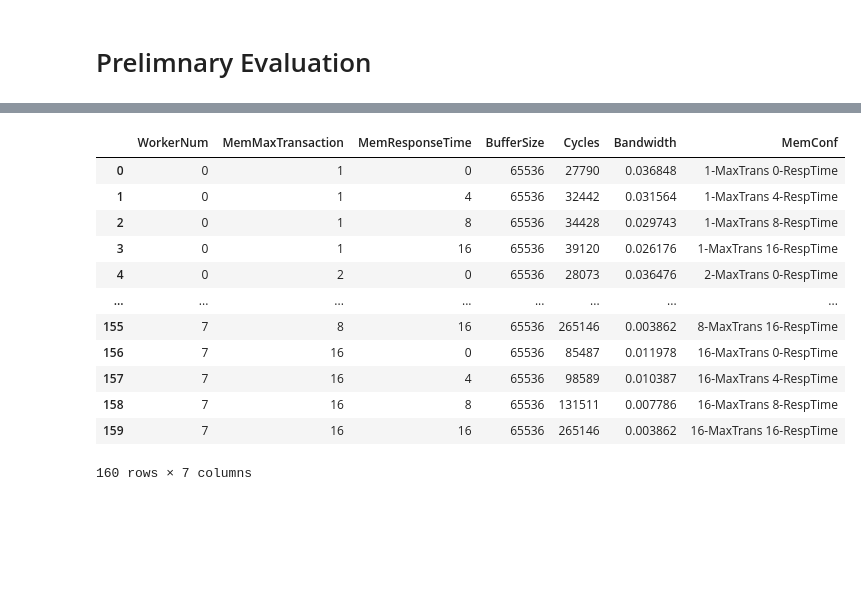
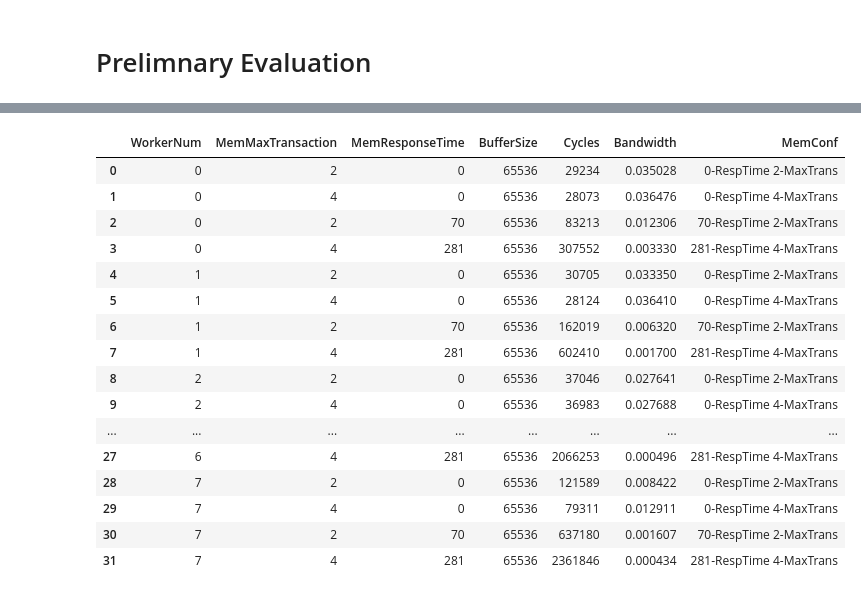
Before and after one commit to denishoornaert/NaxRiscv, a Jupyter notebook: _evaluation/evaluation.ipynb, the cells around one changed output, grey strips where cells are left out. Saved outputs shown, nothing was run; the diff lists cells and outputs as text; code cells hidden in the pictures; blank space fills up the shorter version.

```diff
--- a/_evaluation/evaluation.ipynb
+++ b/_evaluation/evaluation.ipynb
@@ -84,27 +99,31 @@ print("Result saved to " + path_results + f"/benchmark_results_2.csv")
 # %%
 # --- Load benchmark data ---
 import pandas as pd
 import matplotlib.pyplot as plt
 
 
 
-data = pd.read_csv(path_results + f"/benchmark_results.csv")
+data = pd.read_csv(path_results + f"/benchmark_results_2.csv")
 data["Bandwidth"] = data["BufferSize"] / data["Cycles"] / 64 # Only every 64th byte in the buffer is read
-data["MemConf"] = data["MemMaxTransaction"].astype(str) + "-MaxTrans " +  data["MemResponseTime"].astype(str) + "-RespTime"
+data["MemConf"] = data["MemResponseTime"].astype(str) + "-RespTime " + data["MemMaxTransaction"].astype(str) + "-MaxTrans"
 data
 # %% [output]
 |  | WorkerNum | MemMaxTransaction | MemResponseTime | BufferSize | Cycles | Bandwidth | MemConf |
-| 0 | 0 | 1 | 0 | 65536 | 27790 | 0.036848 | 1-MaxTrans 0-RespTime |
-| 1 | 0 | 1 | 4 | 65536 | 32442 | 0.031564 | 1-MaxTrans 4-RespTime |
-| 2 | 0 | 1 | 8 | 65536 | 34428 | 0.029743 | 1-MaxTrans 8-RespTime |
-| 3 | 0 | 1 | 16 | 65536 | 39120 | 0.026176 | 1-MaxTrans 16-RespTime |
-| 4 | 0 | 2 | 0 | 65536 | 28073 | 0.036476 | 2-MaxTrans 0-RespTime |
+| 0 | 0 | 2 | 0 | 65536 | 29234 | 0.035028 | 0-RespTime 2-MaxTrans |
+| 1 | 0 | 4 | 0 | 65536 | 28073 | 0.036476 | 0-RespTime 4-MaxTrans |
+| 2 | 0 | 2 | 70 | 65536 | 83213 | 0.012306 | 70-RespTime 2-MaxTrans |
+| 3 | 0 | 4 | 281 | 65536 | 307552 | 0.003330 | 281-RespTime 4-MaxTrans |
+| 4 | 1 | 2 | 0 | 65536 | 30705 | 0.033350 | 0-RespTime 2-MaxTrans |
+| 5 | 1 | 4 | 0 | 65536 | 28124 | 0.036410 | 0-RespTime 4-MaxTrans |
+| 6 | 1 | 2 | 70 | 65536 | 162019 | 0.006320 | 70-RespTime 2-MaxTrans |
+| 7 | 1 | 4 | 281 | 65536 | 602410 | 0.001700 | 281-RespTime 4-MaxTrans |
+| 8 | 2 | 2 | 0 | 65536 | 37046 | 0.027641 | 0-RespTime 2-MaxTrans |
+| 9 | 2 | 4 | 0 | 65536 | 36983 | 0.027688 | 0-RespTime 4-MaxTrans |
 | ... | ... | ... | ... | ... | ... | ... | ... |
-| 155 | 7 | 8 | 16 | 65536 | 265146 | 0.003862 | 8-MaxTrans 16-RespTime |
-| 156 | 7 | 16 | 0 | 65536 | 85487 | 0.011978 | 16-MaxTrans 0-RespTime |
-| 157 | 7 | 16 | 4 | 65536 | 98589 | 0.010387 | 16-MaxTrans 4-RespTime |
-| 158 | 7 | 16 | 8 | 65536 | 131511 | 0.007786 | 16-MaxTrans 8-RespTime |
-| 159 | 7 | 16 | 16 | 65536 | 265146 | 0.003862 | 16-MaxTrans 16-RespTime |
+| 27 | 6 | 4 | 281 | 65536 | 2066253 | 0.000496 | 281-RespTime 4-MaxTrans |
+| 28 | 7 | 2 | 0 | 65536 | 121589 | 0.008422 | 0-RespTime 2-MaxTrans |
+| 29 | 7 | 4 | 0 | 65536 | 79311 | 0.012911 | 0-RespTime 4-MaxTrans |
+| 30 | 7 | 2 | 70 | 65536 | 637180 | 0.001607 | 70-RespTime 2-MaxTrans |
+| 31 | 7 | 4 | 281 | 65536 | 2361846 | 0.000434 | 281-RespTime 4-MaxTrans |
-160 rows × 7 columns
 # %%
 default_color_list = ["tab:blue", "tab:orange", "tab:green", "tab:red", "tab:purple", "tab:brown", "tab:pink", "tab:gray", "tab:olive", "tab:cyan"]
```
Also changed, not shown: parts of 6 cells of this notebook, 3 other files.
